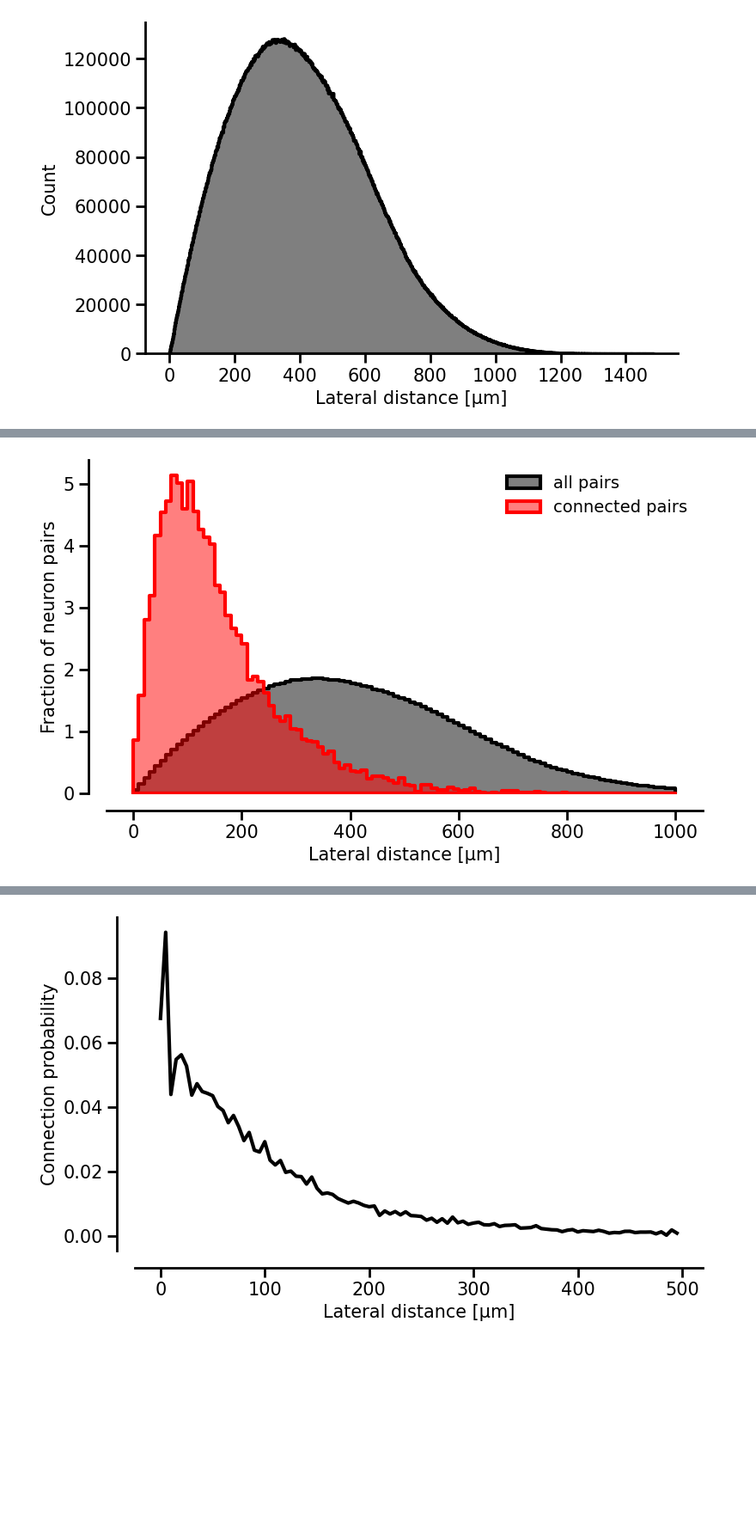
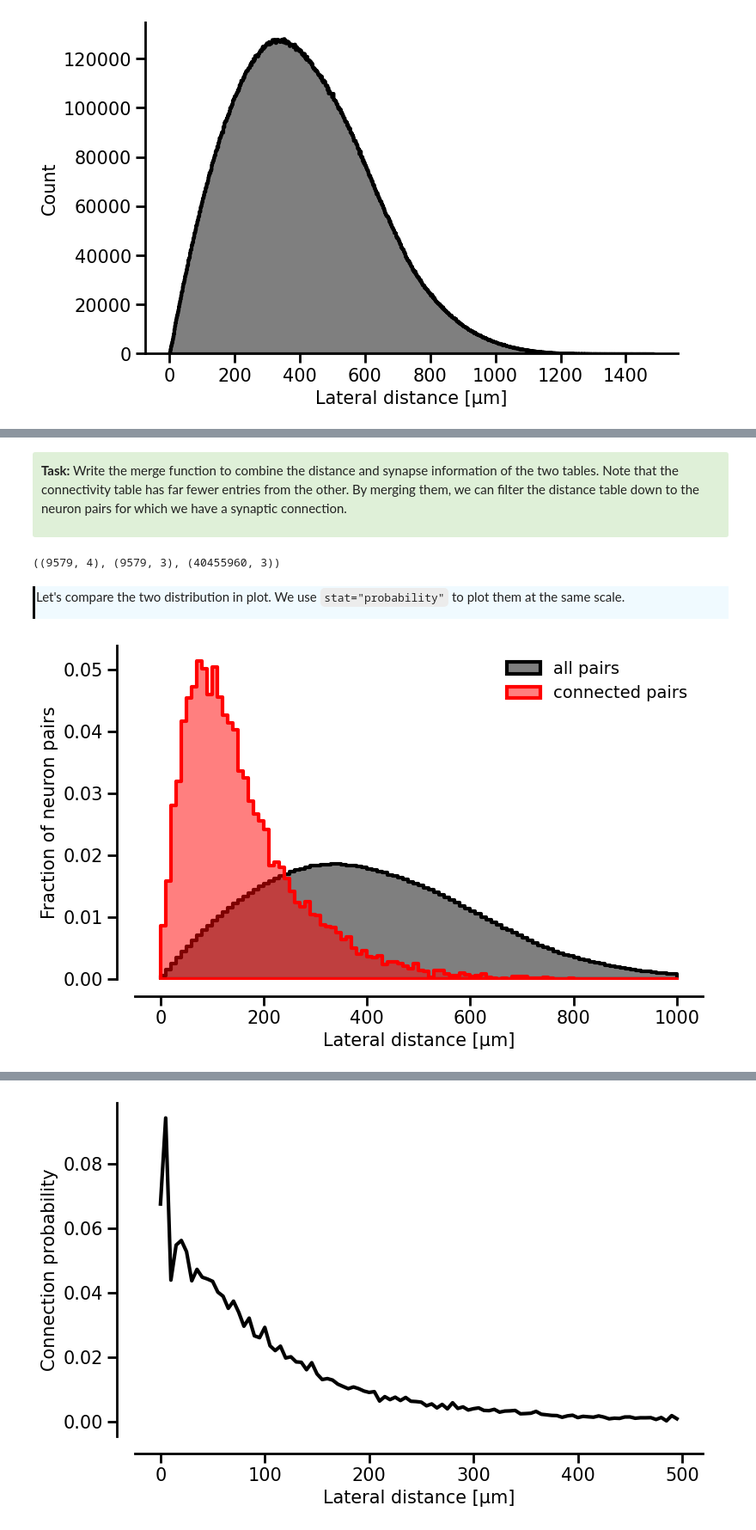
Before and after one commit to AllenSWDB/SWDB_2025_Connectomics, a Jupyter notebook: code/solutions/Workshop2.ipynb, the cells around one changed output, grey strips where cells are left out. Shown at 86% size. Cells and saved outputs as stored; diff of their text form; code cells hidden in the pictures; blank space fills up the shorter version.

```diff
--- a/code/solutions/Workshop2.ipynb
+++ b/code/solutions/Workshop2.ipynb
@@ -160,6 +167,5 @@ Let's combine this with the connectivity information.
 pre_root_ids = axon_proof_root_ids[np.isin(axon_proof_root_ids, sub_cell_df["pt_root_id"])]
 post_root_ids = dendrite_proof_root_ids[np.isin(dendrite_proof_root_ids, sub_cell_df["pt_root_id"])]
 
-analysis_syn_df = filter_synapse_table(syn_df, axon_proof_root_ids, dendrite_proof_root_ids).reset_index(drop=True)
-analysis_syn_df = filter_synapse_table(syn_df, axon_proof_root_ids, dendrite_proof_root_ids).reset_index(drop=True)
+analysis_syn_df = filter_synapse_table(syn_df, pre_root_ids, post_root_ids).reset_index(drop=True)
 # %% [markdown]
@@ -171,30 +201,46 @@ Let's combine the connected neurons with the information about the distance betw
+# %% [markdown]
+<div style="background: #DFF0D8; border-radius: 3px; padding: 10px;">
+
+<p><b>Task:</b> Write the merge function to combine the distance and synapse information of the two tables. Note that the connectivity table has far fewer entries from the other. By merging them, we can filter the distance table down to the neuron pairs for which we have a synaptic connection.
+
+</div>
 # %%
 conn_dist_df = pd.merge(conn_df, lateral_distance_df, on=["pre_pt_root_id", "post_pt_root_id"])
+# %%
+conn_dist_df.shape, conn_df.shape, lateral_distance_df.shape
+# %% [output]
+((9579, 4), (9579, 3), (40455960, 3))
+# %% [markdown]
+<div style="border-left: 3px solid #000; padding: 1px; padding-left: 10px; background: #F0FAFF; ">
+
+Let's compare the two distribution in plot. We use `stat="probability"` to plot them at the same scale.
+
+</d>
 # %%
 bins = np.linspace(0, 1000, 101)
 
 fig, ax = plt.subplots(figsize=(8, 5))
 
-sns.histplot(lateral_distance_df, x="distance", stat="percent", bins=bins, element="step", label="all pairs", lw=3, fill=True, alpha=.5, color="k")
-sns.histplot(conn_dist_df, x="distance", stat="percent", bins=bins, element="step", label="connected pairs", lw=3, fill=True, alpha=.5, color="r")
+sns.histplot(lateral_distance_df, x="distance", stat="probability", bins=bins, element="step", label="all pairs", lw=3, fill=True, alpha=.5, color="k")
+sns.histplot(conn_dist_df, x="distance", stat="probability", bins=bins, element="step", label="connected pairs", lw=3, fill=True, alpha=.5, color="r")
 
 ax.legend(frameon=False, fontsize=14)
 
 ax.tick_params(axis='both', which='major', labelsize=15, width=2, length=8)  # Set larger tick labels
 ax.tick_params(axis='both', which='minor', labelsize=14, width=1, length=4)  # Set larger tick labels
 
 ax.spines['top'].set_visible(False)  # Hide the top spine
 ax.spines['right'].set_visible(False)  # Hide the right spine
 ax.spines['bottom'].set_linewidth(2)  # Hide the top spine
 ax.spines['left'].set_linewidth(2)  # Hide the right spine
 
 ax.set_xlabel("Lateral distance [µm]", fontsize=15)
 ax.set_ylabel("Fraction of neuron pairs", fontsize=15)
 
 sns.despine(offset=15, trim=False)
 plt.tight_layout()
 
 plt.show()
 # %% [output]
-[figure, old version]
+[figure, new version]
 # %% [markdown]
```
Also changed, not shown: parts of 32 cells of this notebook.
